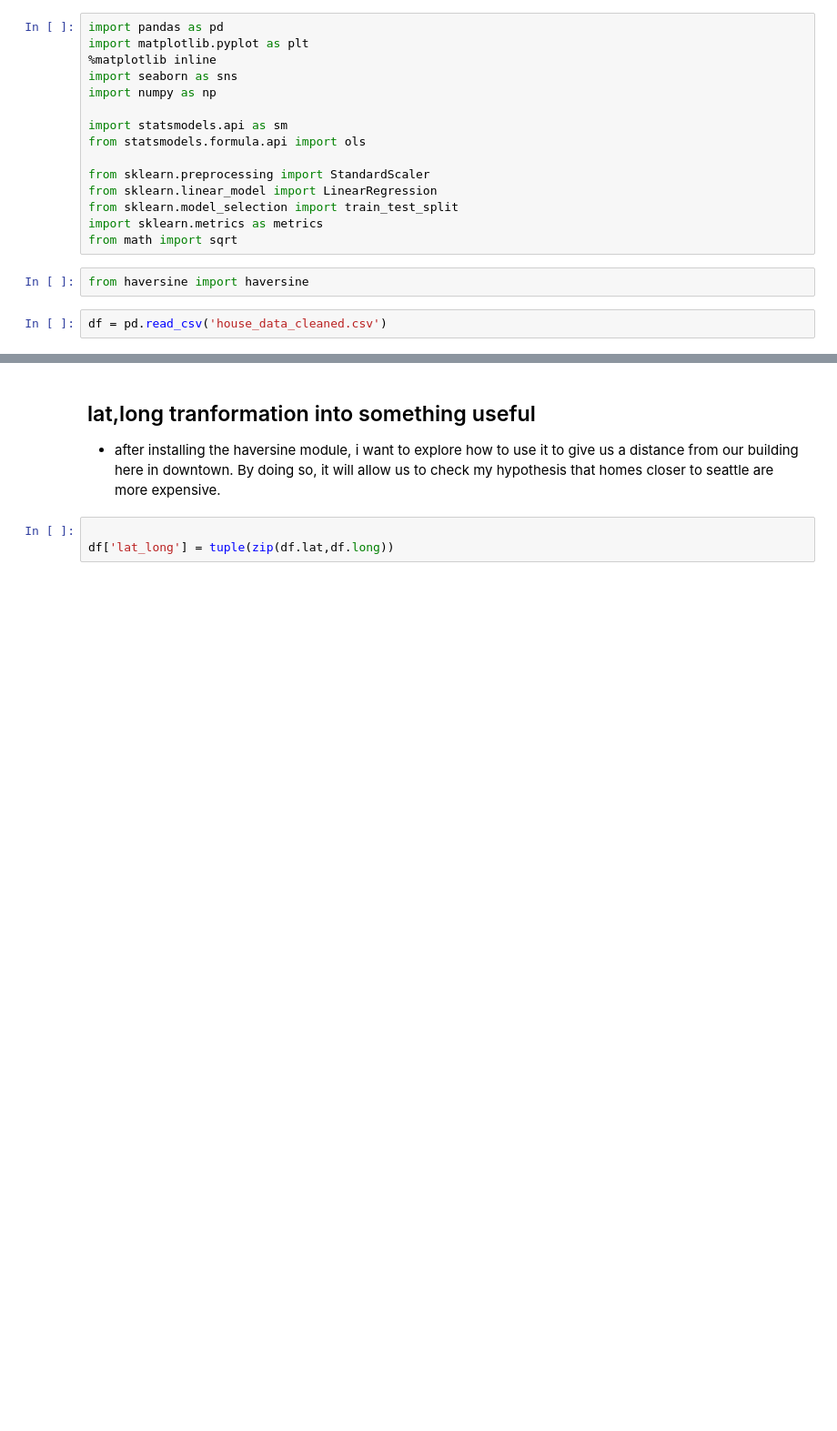
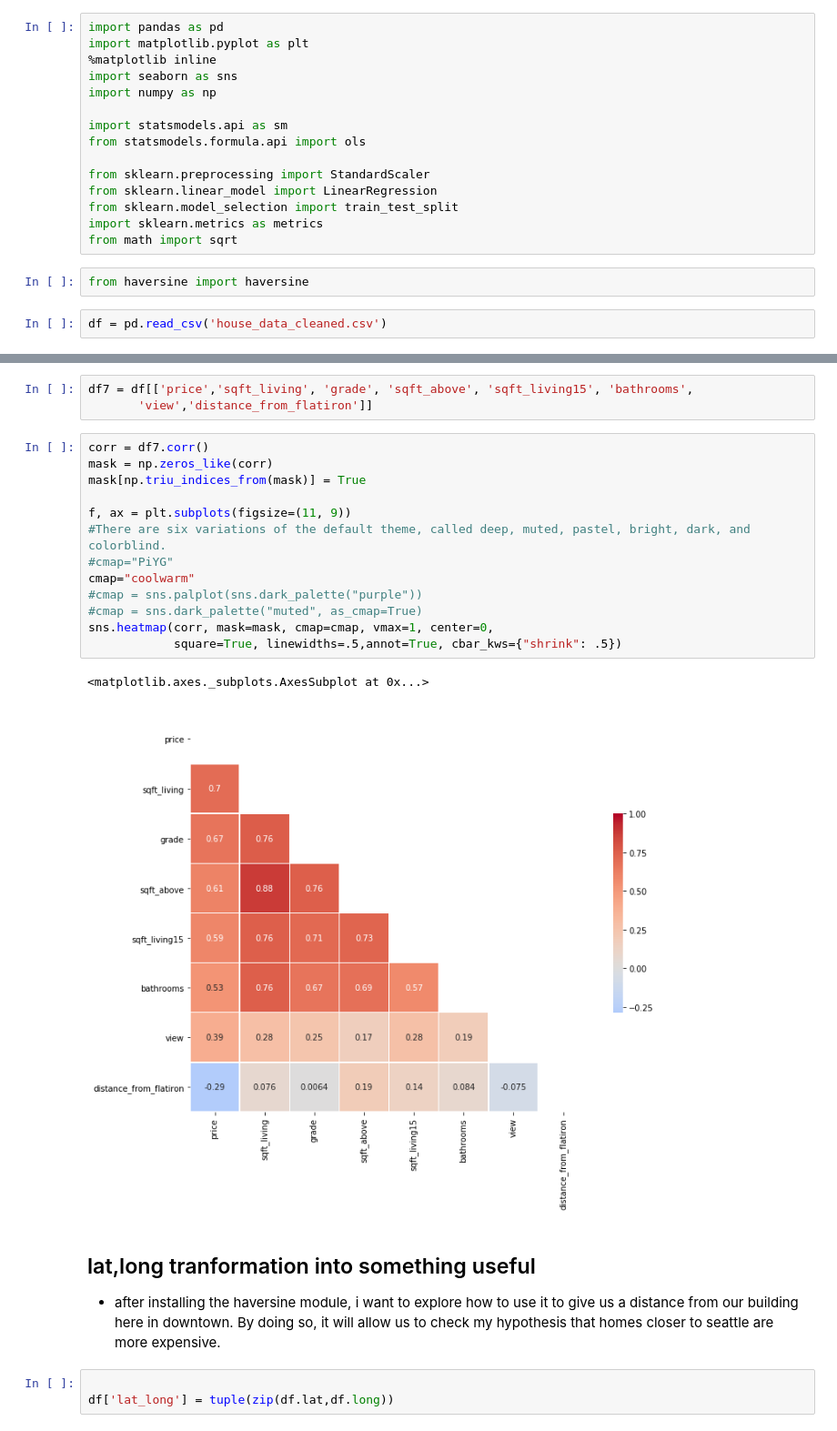
Before and after one commit to A92e/kingcountyWA_home_price_predictor, a Jupyter notebook: kevin_zip_wip.ipynb, the cells around one changed output, grey strips where cells are left out. Shown at 91% size. Cells and saved outputs as stored; diff of their text form; blank space fills up the shorter version.

Commit message:
kevin making graphs

```diff
--- a/kevin_zip_wip.ipynb
+++ b/kevin_zip_wip.ipynb
@@ -37,3 +49,22 @@ df = pd.read_csv('house_data_cleaned.csv')
+# %%
+df7 = df[['price','sqft_living', 'grade', 'sqft_above', 'sqft_living15', 'bathrooms',
+       'view','distance_from_flatiron']]
+# %%
+corr = df7.corr()
+mask = np.zeros_like(corr)
+mask[np.triu_indices_from(mask)] = True
+
+f, ax = plt.subplots(figsize=(11, 9))
+#There are six variations of the default theme, called deep, muted, pastel, bright, dark, and colorblind.
+#cmap="PiYG"
+cmap="coolwarm"
+#cmap = sns.palplot(sns.dark_palette("purple"))
+#cmap = sns.dark_palette("muted", as_cmap=True)
+sns.heatmap(corr, mask=mask, cmap=cmap, vmax=1, center=0,
+            square=True, linewidths=.5,annot=True, cbar_kws={"shrink": .5})
+# %% [output]
+<matplotlib.axes._subplots.AxesSubplot at 0x...>
+[figure, added]
 # %% [markdown]
 ## lat,long tranformation into something useful
 - after installing the haversine module, i want to explore how to use it to give us a distance from our building here in downtown. By doing so, it will allow us to check my hypothesis that homes closer to seattle are more expensive.
```
Also changed, not shown: parts of 2 cells of this notebook.
